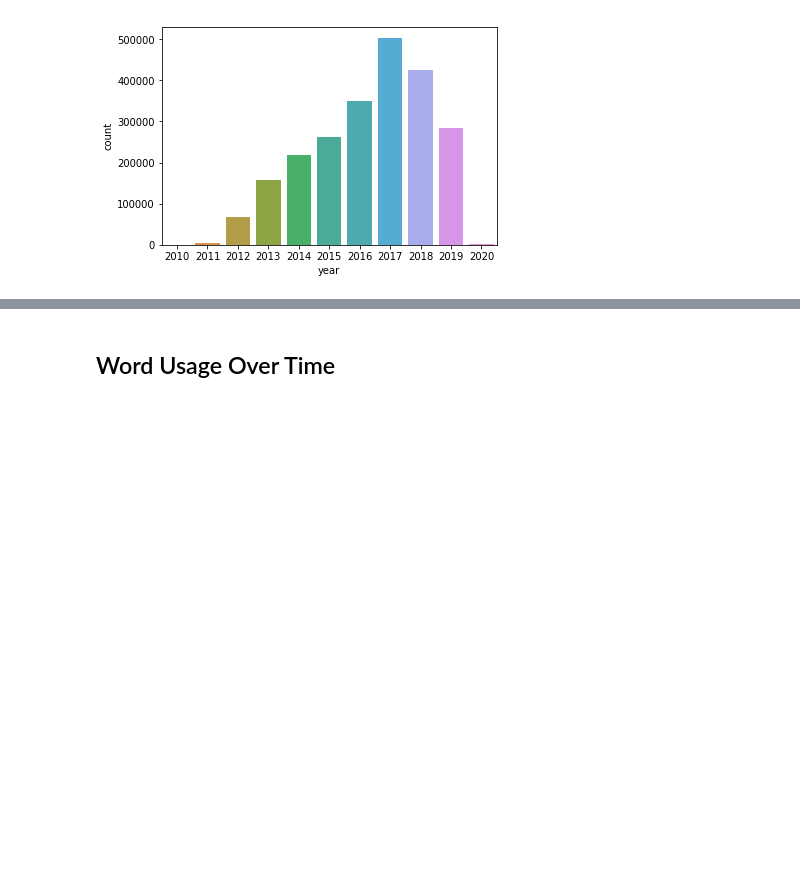
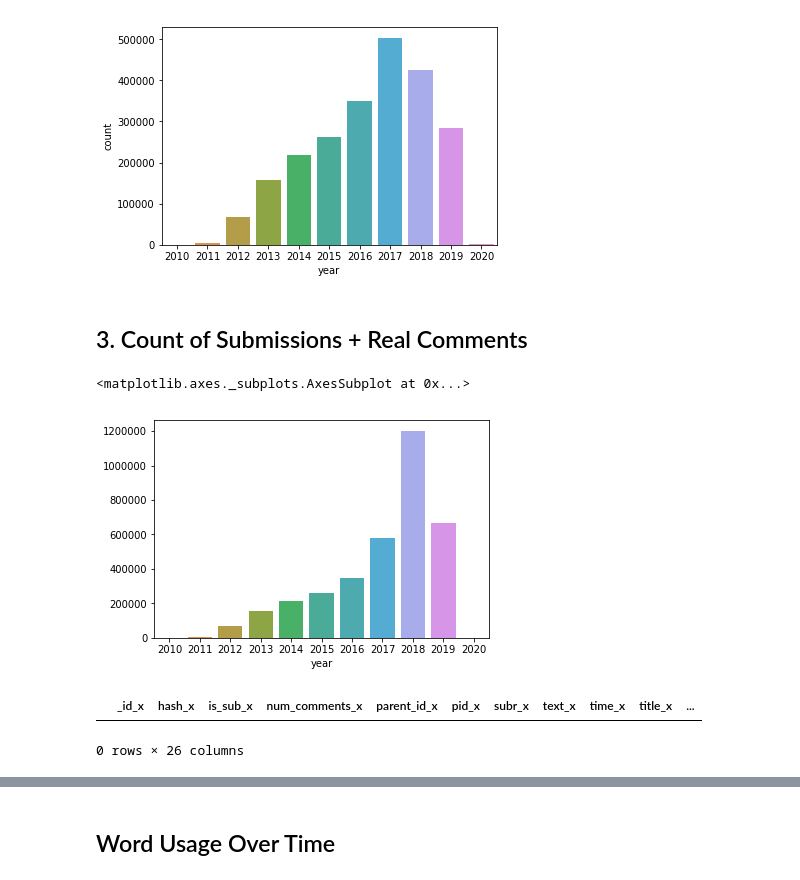
Before and after one commit to akilby/drug_pricing, a Jupyter notebook: explore.ipynb, the cells around one changed output, grey strips where cells are left out. Drawn from its saved outputs; the diff is of its cells as text; code cells hidden in the pictures; blank space fills up the shorter version.

```diff
--- a/explore.ipynb
+++ b/explore.ipynb
@@ -107,3 +129,14 @@ sns.barplot(x="year", y="count", data=df)
 # %% [output]
 <matplotlib.axes._subplots.AxesSubplot at 0x...>
 [figure]
+# %% [markdown]
+## 3. Count of Submissions + Real Comments
+# %%
+sub_df.query("year == '2017'").shape[0]
+comms = sub_df.groupby("year")["num_comments"].sum().tolist()
+subs = sub_df.groupby("year").count()
+combined = [a + b for a, b in zip(comms, subs["hash"].tolist())]
+sns.barplot(x=subs.index, y=combined)
+# %% [output]
+<matplotlib.axes._subplots.AxesSubplot at 0x...>
+[figure, added]
@@ -109,0 +146,5 @@ sns.barplot(x="year", y="count", data=df)
+# %%
+sub_df.merge(comm_counts, how="inner", left_on="pid", right_on="new_par_id")
+# %% [output]
+|  | _id_x | hash_x | is_sub_x | num_comments_x | parent_id_x | pid_x | subr_x | text_x | time_x | title_x | ... |
+0 rows × 26 columns
```
Also changed, not shown: parts of 14 cells of this notebook.
